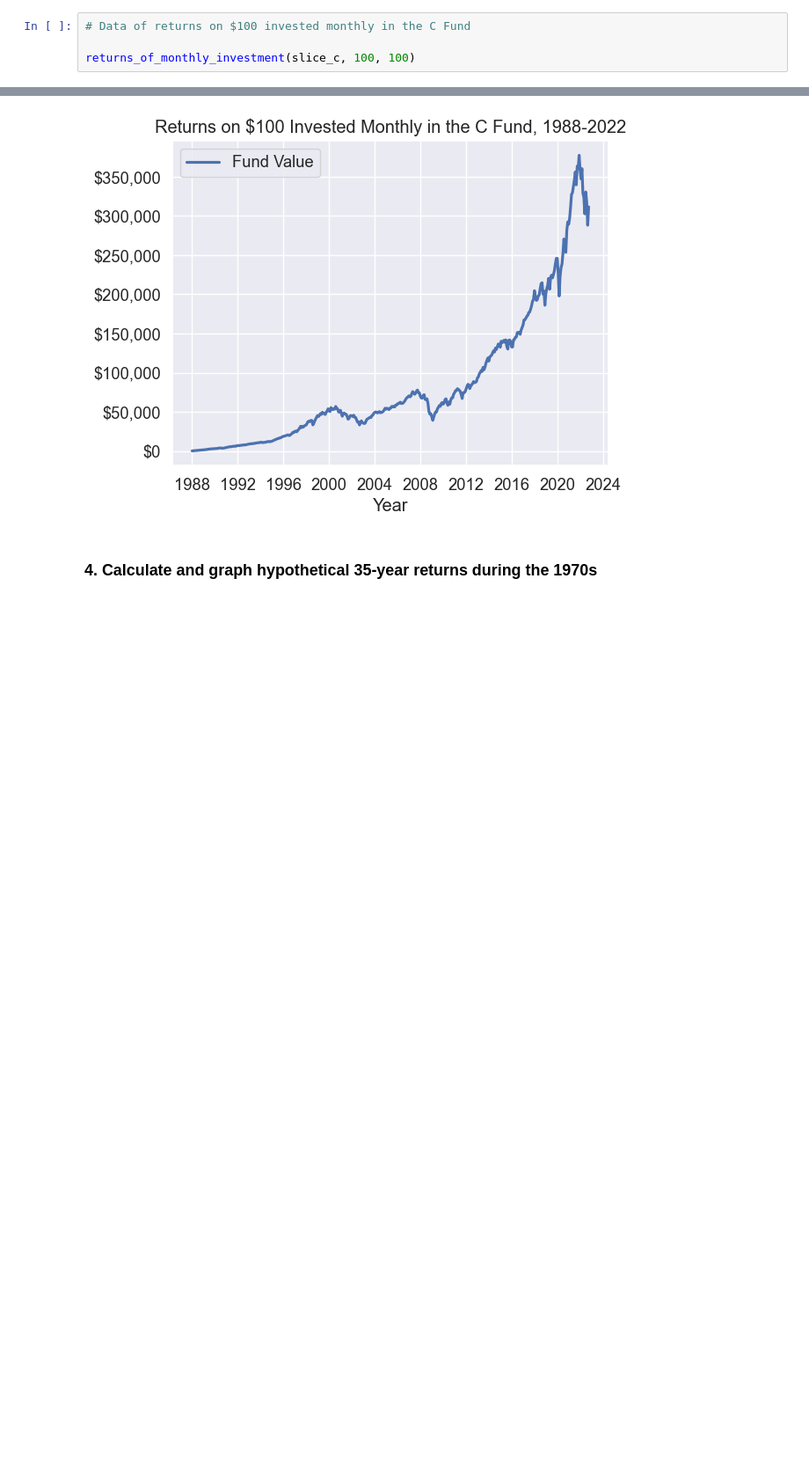
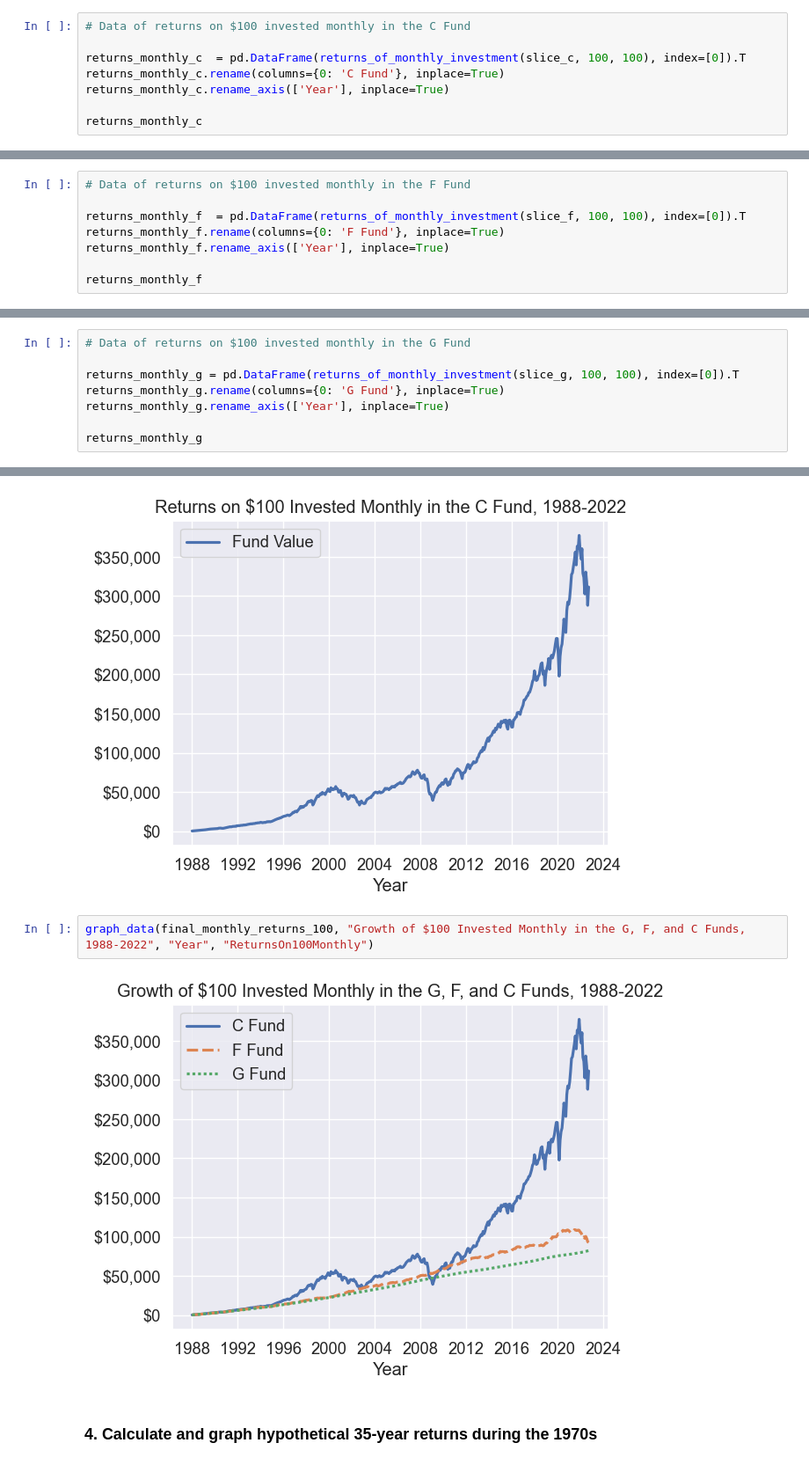
Before and after one commit to TSPstrategies/TSPCFundat35, a Jupyter notebook: C Fund Long Term Data_Final.ipynb, the cells around one changed output, grey strips where cells are left out. Shown: that part at 88% size. Cells and saved outputs as stored; diff of their text form; blank space fills up the shorter version.

```diff
--- a/C Fund Long Term Data_Final.ipynb
+++ b/C Fund Long Term Data_Final.ipynb
@@ -150,5 +271,9 @@ def returns_of_monthly_investment(df, initial_investment, monthly_investment):
 # %%
 # Data of returns on $100 invested monthly in the C Fund
 
-returns_of_monthly_investment(slice_c, 100, 100)
+returns_monthly_c  = pd.DataFrame(returns_of_monthly_investment(slice_c, 100, 100), index=[0]).T
+returns_monthly_c.rename(columns={0: 'C Fund'}, inplace=True)
+returns_monthly_c.rename_axis(['Year'], inplace=True)
+
+returns_monthly_c
 # %% [output]
@@ -171,0 +294,8 @@ returns_of_monthly_investment(slice_c, 100, 100)
+# %%
+# Data of returns on $100 invested monthly in the F Fund
+
+returns_monthly_f  = pd.DataFrame(returns_of_monthly_investment(slice_f, 100, 100), index=[0]).T
+returns_monthly_f.rename(columns={0: 'F Fund'}, inplace=True)
+returns_monthly_f.rename_axis(['Year'], inplace=True)
+
+returns_monthly_f
@@ -171,0 +317,8 @@ returns_of_monthly_investment(slice_c, 100, 100)
+# %%
+# Data of returns on $100 invested monthly in the G Fund
+
+returns_monthly_g = pd.DataFrame(returns_of_monthly_investment(slice_g, 100, 100), index=[0]).T
+returns_monthly_g.rename(columns={0: 'G Fund'}, inplace=True)
+returns_monthly_g.rename_axis(['Year'], inplace=True)
+
+returns_monthly_g
@@ -179,6 +379,10 @@ graph_data(returns_of_initial_investment(slice_c, 100), "Growth of $100 Invested
 graph_data(returns_of_monthly_investment(slice_c, 100, 100), "Returns on $100 Invested Monthly in the C Fund, 1988-2022", "Year", "ReturnsOn100Monthly", "Fund Value")
 # %% [output]
 [figure]
+# %%
+graph_data(final_monthly_returns_100, "Growth of $100 Invested Monthly in the G, F, and C Funds, 1988-2022", "Year", "ReturnsOn100Monthly")
+# %% [output]
+[figure, added]
 # %% [markdown]
 ### 4. Calculate and graph hypothetical 35-year returns during the 1970s
 # %%
```
Also changed, not shown: parts of 11 cells of this notebook, 2 other files.
